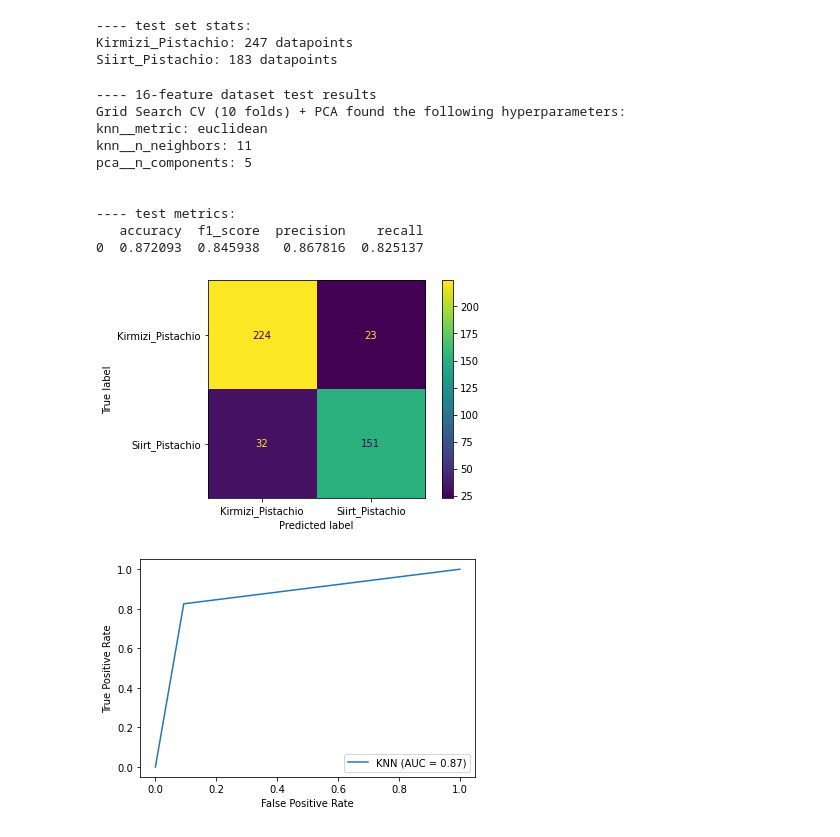
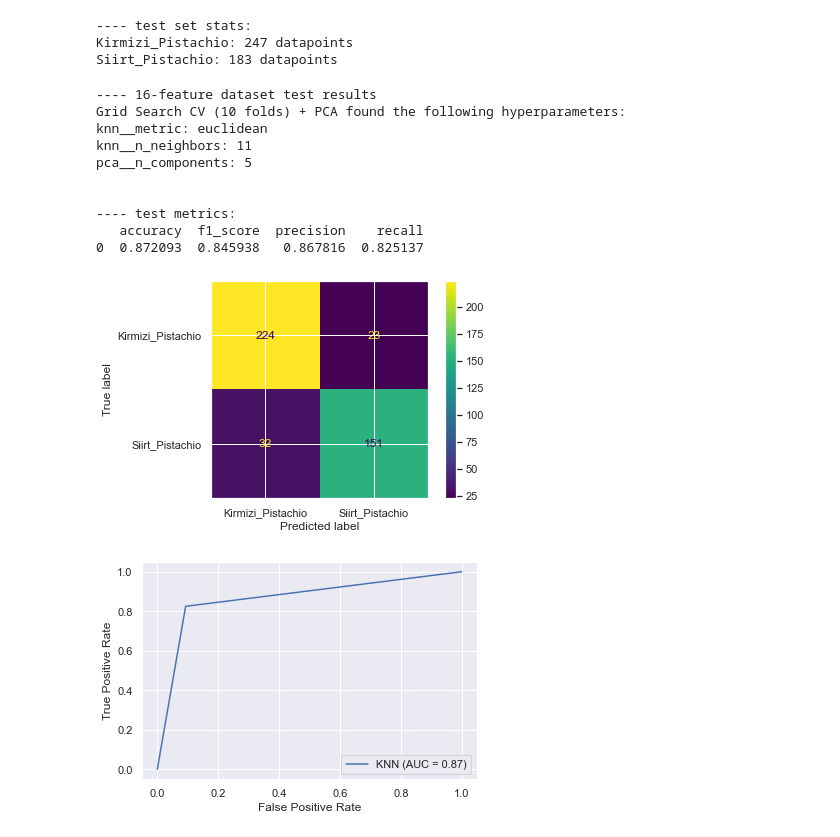
Before and after one commit to rafero1/ama2022-pistachio, a Jupyter notebook: knn.ipynb, the cells around one changed output. Cells and saved outputs as stored; diff of their text form; code cells hidden in the pictures.

```diff
--- a/knn.ipynb
+++ b/knn.ipynb
@@ -172,32 +173,34 @@ test_metrics = pd.DataFrame({
 })
 
 print("---- 16-feature dataset test results")
 print("Grid Search CV (10 folds) + PCA found the following hyperparameters:")
 print("\n".join(["%s: %s" % (param, value) for param, value in grid.best_params_.items()]))
 print("\n")
 print("---- test metrics:")
 print(test_metrics)
 
 cm = confusion_matrix(y_test, y_pred, labels=grid.classes_)
 display = ConfusionMatrixDisplay(confusion_matrix=cm, display_labels=labels)
 display.plot()
 plt.show()
 
+sns.set_theme()
+
 fpr, tpr, thresholds = roc_curve(y_test, y_pred)
 roc_auc = auc(fpr, tpr)
 display = RocCurveDisplay(fpr=fpr, tpr=tpr, roc_auc=roc_auc, estimator_name='KNN')
 display.plot()
 plt.show()
 # %% [output]
 ---- 16-feature dataset test results
 Grid Search CV (10 folds) + PCA found the following hyperparameters:
 knn__metric: euclidean
 knn__n_neighbors: 11
 pca__n_components: 5
 
 
 ---- test metrics:
    accuracy  f1_score  precision    recall
 0  0.872093  0.845938   0.867816  0.825137
-[figure, old version]
+[figure, new version]
-[figure, old version]
+[figure, new version]
```
Also changed, not shown: parts of 2 cells of this notebook, 8 other files.
